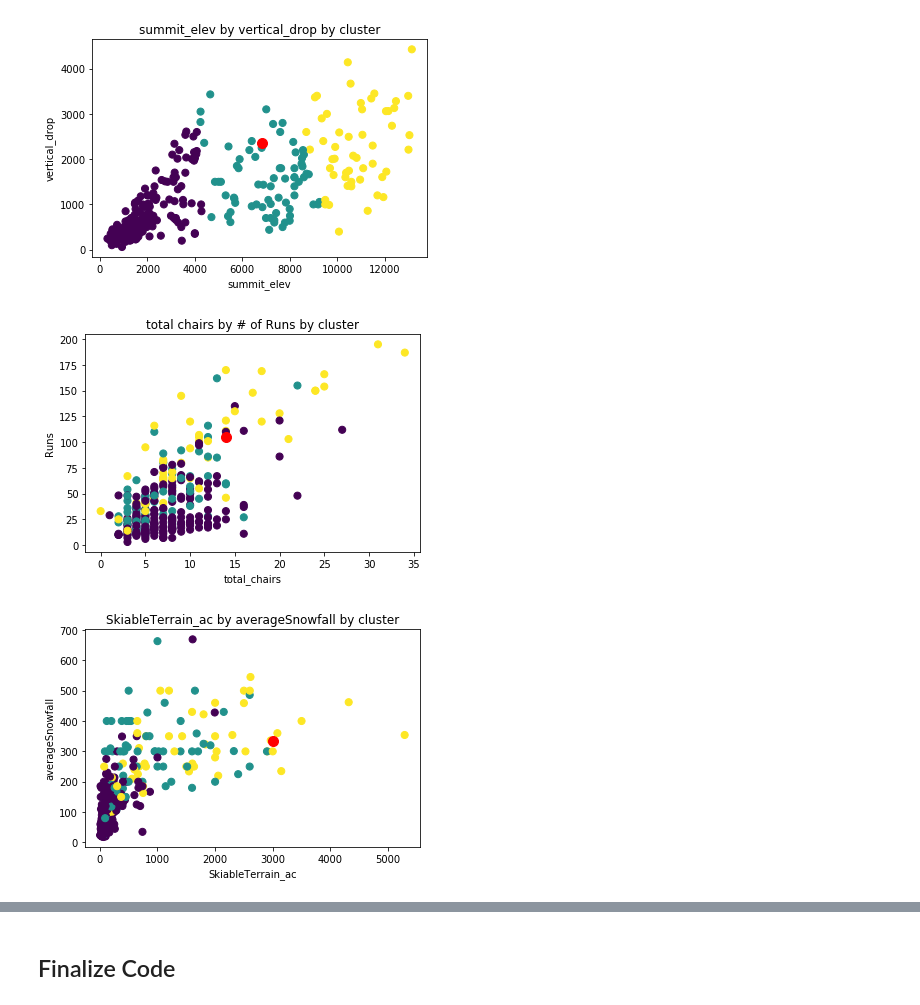
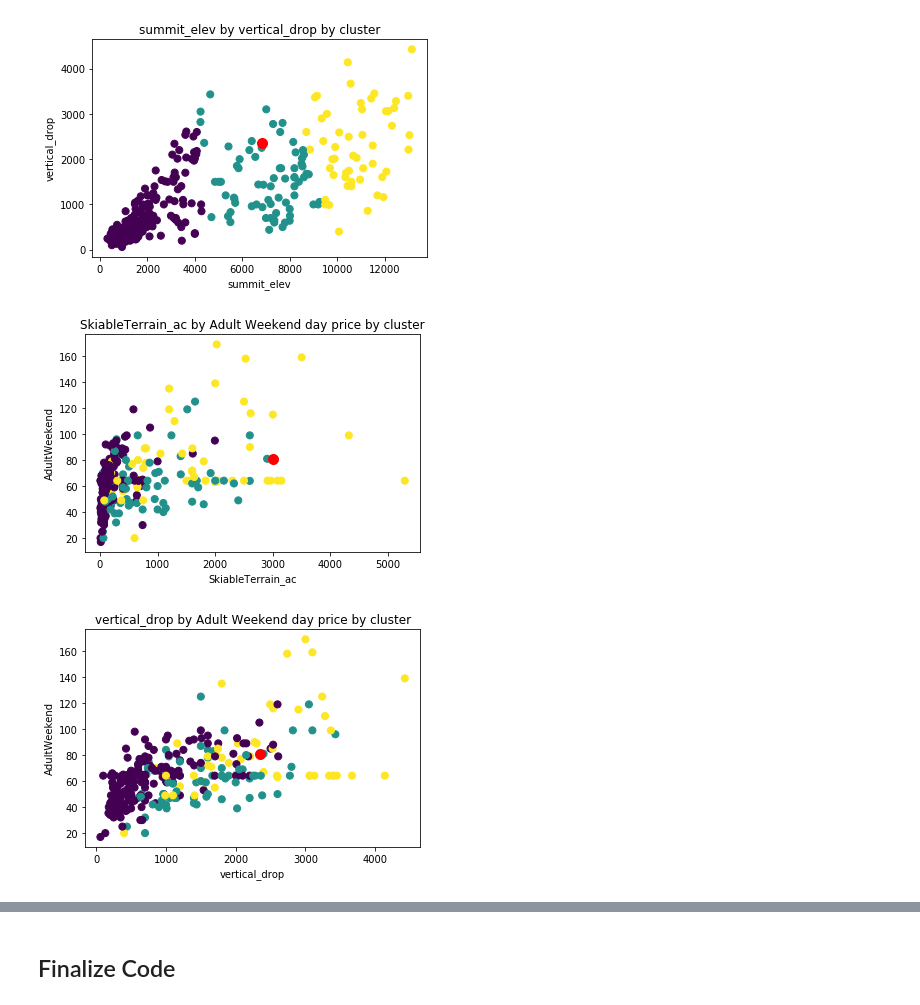
Before and after one commit to jvrnuno/Big_Mountain_Resort, a Jupyter notebook: Notebook_stepsix.ipynb, the cells around one changed output, grey strips where cells are left out. Saved outputs shown, nothing was run; the diff lists cells and outputs as text; code cells hidden in the pictures.

```diff
--- a/Notebook_stepsix.ipynb
+++ b/Notebook_stepsix.ipynb
@@ -259,20 +292,20 @@ plt.savefig('figures/fig1.png',bbox_inches='tight')
 # %% [output]
 [figure]
 # %%
-plt.scatter(dfo['total_chairs'], dfo['Runs'], c=dfo['clusters'], s=50, cmap='viridis', label ='clusters')
-plt.scatter(big_mountain['total_chairs'], big_mountain['Runs'], c='red', s=100)
-plt.xlabel('total_chairs')
-plt.ylabel('Runs')
-plt.title('total chairs by # of Runs by cluster')
+plt.scatter(dfo['SkiableTerrain_ac'], dfo['AdultWeekend'], c=dfo['clusters'], s=50, cmap='viridis', label ='clusters')
+plt.scatter(big_mountain['SkiableTerrain_ac'], big_mountain['AdultWeekend'], c='red', s=100)
+plt.xlabel('SkiableTerrain_ac')
+plt.ylabel('AdultWeekend')
+plt.title('SkiableTerrain_ac by Adult Weekend day price by cluster')
 plt.savefig('figures/fig2.png',bbox_inches='tight')
 # %% [output]
-[figure, old version]
+[figure, new version]
 # %%
-plt.scatter(dfo['SkiableTerrain_ac'], dfo['averageSnowfall'], c=dfo['clusters'], s=50, cmap='viridis', label ='clusters')
-plt.scatter(big_mountain['SkiableTerrain_ac'], big_mountain['averageSnowfall'], c='red', s=100)
-plt.xlabel('SkiableTerrain_ac')
-plt.ylabel('averageSnowfall')
-plt.title('SkiableTerrain_ac by averageSnowfall by cluster')
+plt.scatter(dfo['vertical_drop'], dfo['AdultWeekend'], c=dfo['clusters'], s=50, cmap='viridis', label ='clusters')
+plt.scatter(big_mountain['vertical_drop'], big_mountain['AdultWeekend'], c='red', s=100)
+plt.xlabel('vertical_drop')
+plt.ylabel('AdultWeekend')
+plt.title('vertical_drop by Adult Weekend day price by cluster')
 plt.savefig('figures/fig3.png',bbox_inches='tight')
 # %% [output]
-[figure, old version]
+[figure, new version]
```
Also changed, not shown: parts of 37 cells of this notebook, 2 other files.
